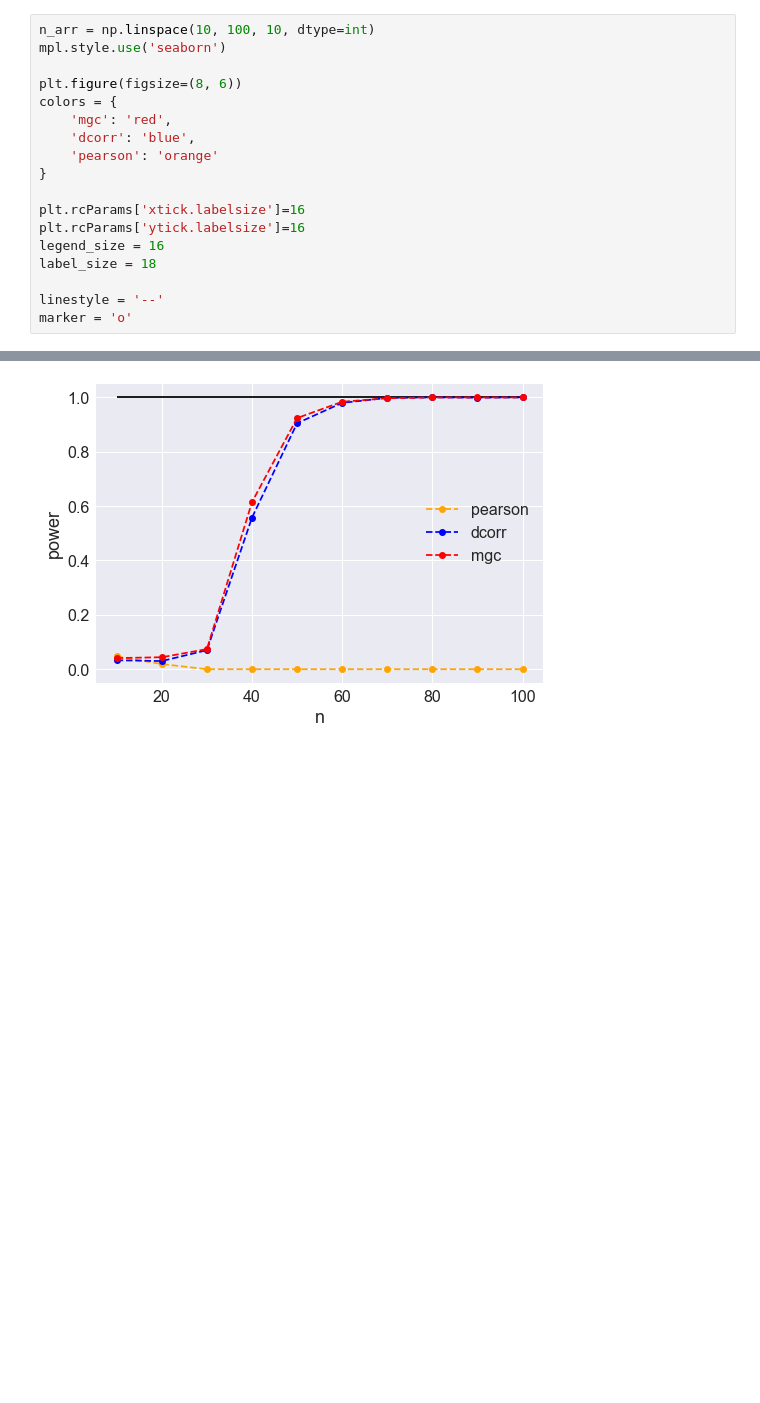
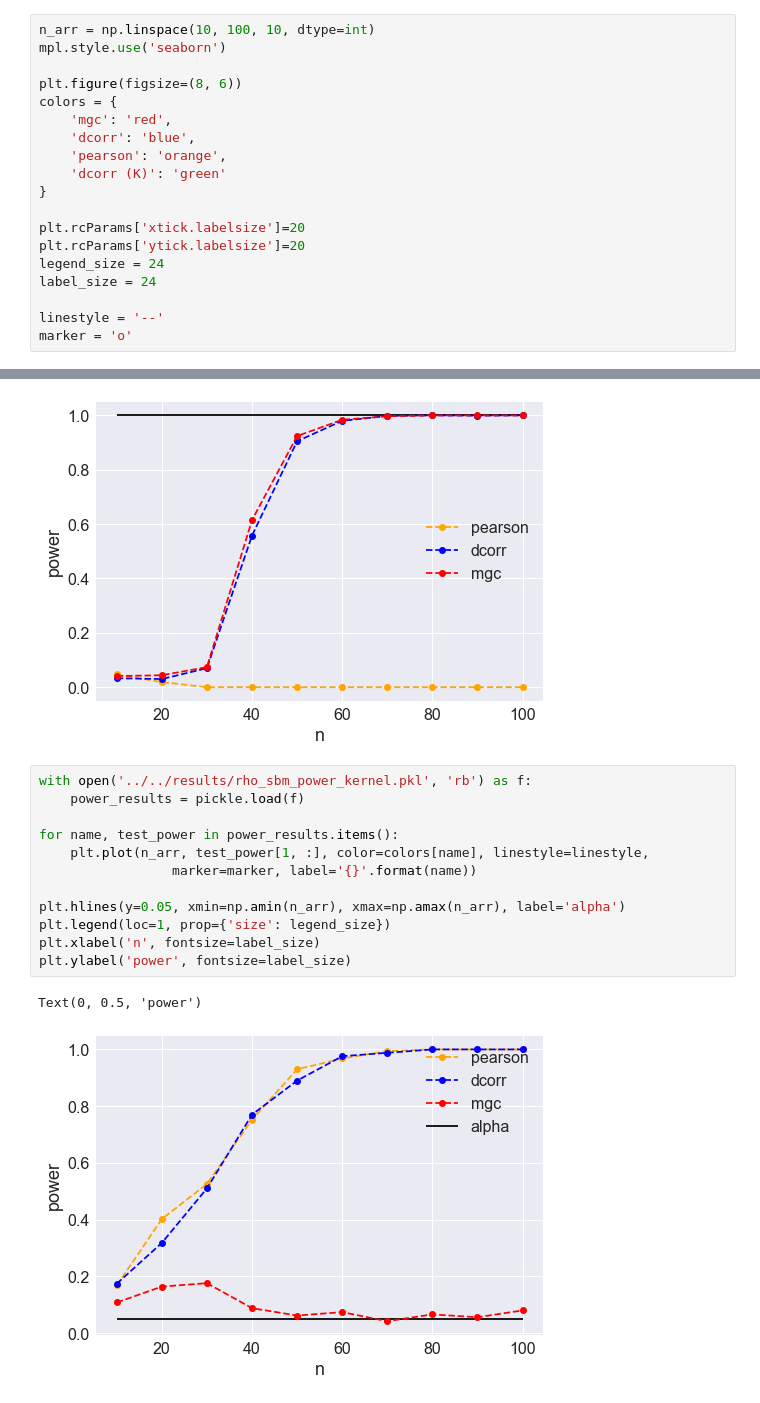
Before and after one commit to junhaobearxiong/graph_independence_test, a Jupyter notebook: notebooks/simulations/2019-03-13_simulation_plot_results.ipynb, the cells around one changed output, grey strips where cells are left out. Saved outputs shown, nothing was run; the diff lists cells and outputs as text; blank space fills up the shorter version.

```diff
--- a/notebooks/simulations/2019-03-13_simulation_plot_results.ipynb
+++ b/notebooks/simulations/2019-03-13_simulation_plot_results.ipynb
@@ -41,13 +41,14 @@ plt.figure(figsize=(8, 6))
 colors = {
     'mgc': 'red',
     'dcorr': 'blue',
-    'pearson': 'orange'
+    'pearson': 'orange',
+    'dcorr (K)': 'green'
 }
 
-plt.rcParams['xtick.labelsize']=16
-plt.rcParams['ytick.labelsize']=16
-legend_size = 16
-label_size = 18
+plt.rcParams['xtick.labelsize']=20
+plt.rcParams['ytick.labelsize']=20
+legend_size = 24
+label_size = 24
 
 linestyle = '--'
 marker = 'o'
@@ -342,3 +464,18 @@ plt.ylabel('power', fontsize=label_size)
 plt.savefig('../../figures/sbm_diff_block_power_alt.png', bbox_inches='tight')
 # %% [output]
 [figure]
+# %%
+with open('../../results/rho_sbm_power_kernel.pkl', 'rb') as f:
+    power_results = pickle.load(f)
+
+for name, test_power in power_results.items():
+    plt.plot(n_arr, test_power[1, :], color=colors[name], linestyle=linestyle,
+                 marker=marker, label='{}'.format(name))
+
+plt.hlines(y=0.05, xmin=np.amin(n_arr), xmax=np.amax(n_arr), label='alpha')
+plt.legend(loc=1, prop={'size': legend_size})
+plt.xlabel('n', fontsize=label_size)
+plt.ylabel('power', fontsize=label_size)
+# %% [output]
+Text(0, 0.5, 'power')
+[figure, added]
```
Also changed, not shown: parts of 2 cells of this notebook, 5 other files.
